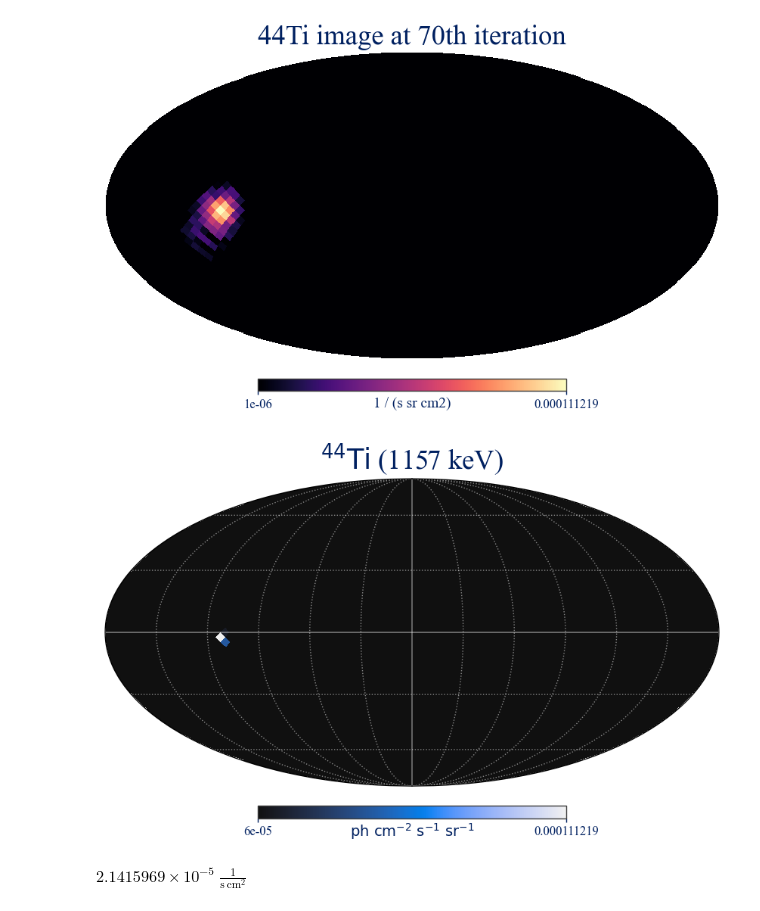
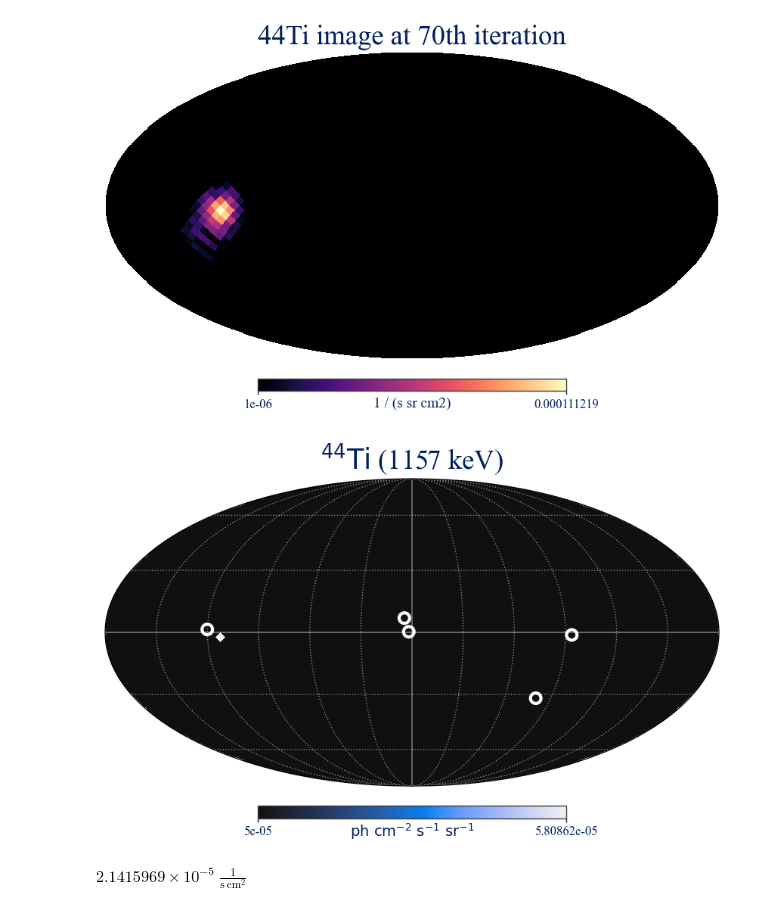
Before and after one commit to avalluvan/cosipy, a Jupyter notebook: docs/DC4/44Ti/44Ti_imaging.ipynb, the cells around one changed output. Cells and saved outputs as stored; diff of their text form; code cells hidden in the pictures.

```diff
--- a/docs/DC4/44Ti/44Ti_imaging.ipynb
+++ b/docs/DC4/44Ti/44Ti_imaging.ipynb
@@ -327,14 +317,20 @@ plt.show()
 # %%
 import colorcet as cc
 my_cmap = cc.cm.CET_CBL3
 # Optional: ensure values below 'min' are also white
 my_cmap.set_under('white')
 
-hp.mollview(im, min=6e-5,norm ='log', unit = r"$\mathrm{ph \ cm^{-2} \ s^{-1} \ sr^{-1}}$", title = r"$^{44}\mathrm{Ti}$ (1157 keV)", cmap = cc.cm.CET_CBL3,bgcolor='white')
+known_lats = np.array([-31.9, +1.4, +6.8, -1.2, +0.3])
+known_lons = np.array([279.7, 120.1, 4.5, 266.3, 1.9])
+
+hp.mollview(im, min=5e-5,norm ='log', unit = r"$\mathrm{ph \ cm^{-2} \ s^{-1} \ sr^{-1}}$", title = r"$^{44}\mathrm{Ti}$ (1157 keV)", cmap = cc.cm.CET_CBL3,bgcolor='white')
 hp.graticule(dpar = 30, alpha = 0.5, color = 'white')
+for lat, lon in zip(known_lats, known_lons):
+    # hp.projscatter(lon, lat, marker = 'o', color='#FF6347', facecolor='none', lonlat=True, coord = 'G', label='Crab', s=100, lw=3)
+    hp.projscatter(lon, lat, marker = 'o', color='w', facecolor='none', lonlat=True, coord = 'G', label='Crab', s=100, lw=3)
 plt.show()
 # %% [output]
-[figure, old version]
+[figure, new version]
 # %%
 size = 9
 np.sum(np.sort(im * 0.0041 * u.sr)[-size:])       # 0.0041 is the pixel area in steradians for nside = 16
```
Also changed, not shown: parts of 3 cells of this notebook.
